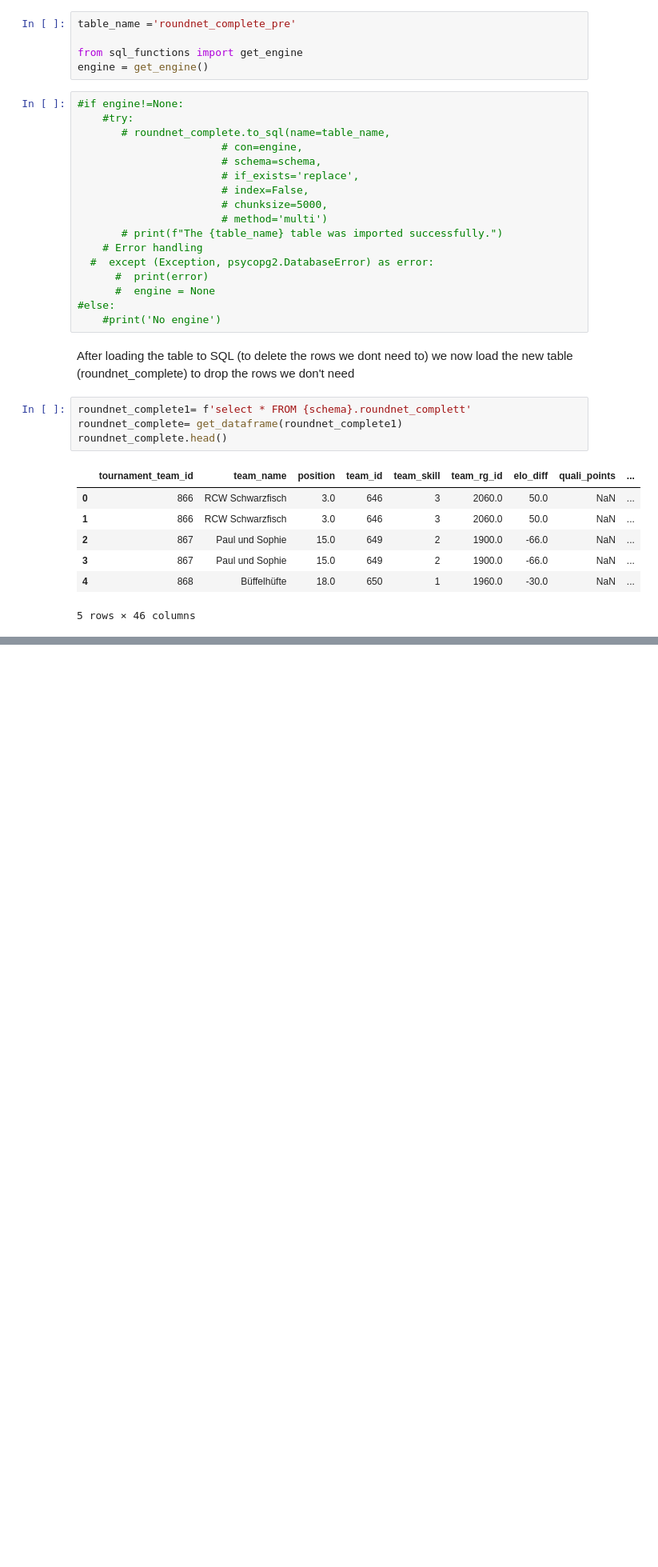
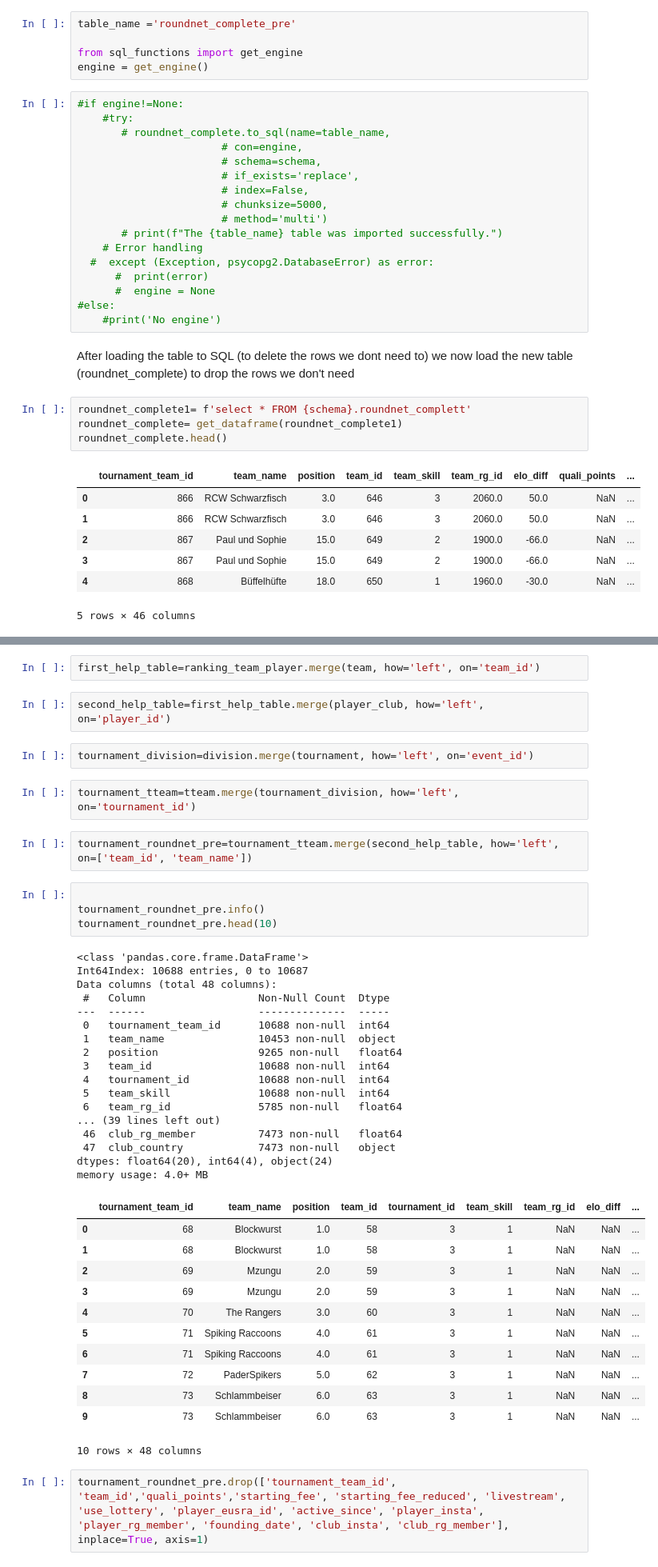
Before and after one commit to PeterSesler/Roundnet_Germany, a Jupyter notebook: merging.ipynb, the cells around one changed output, grey strips where cells are left out. Shown at 80% size. Drawn from its saved outputs; the diff is of its cells as text; blank space fills up the shorter version.

Commit message:
this is the merging file for our table

```diff
--- a/merging.ipynb
+++ b/merging.ipynb
@@ -721,0 +733,46 @@ The roundnet table was imported successfully.
+# %%
+first_help_table=ranking_team_player.merge(team, how='left', on='team_id')
+# %%
+second_help_table=first_help_table.merge(player_club, how='left', on='player_id')
+# %%
+tournament_division=division.merge(tournament, how='left', on='event_id')
+# %%
+tournament_tteam=tteam.merge(tournament_division, how='left', on='tournament_id')
+# %%
+tournament_roundnet_pre=tournament_tteam.merge(second_help_table, how='left', on=['team_id', 'team_name'])
+# %%
+
+tournament_roundnet_pre.info()
+tournament_roundnet_pre.head(10)
+# %% [output]
+<class 'pandas.core.frame.DataFrame'>
+Int64Index: 10688 entries, 0 to 10687
+Data columns (total 48 columns):
+ #   Column                  Non-Null Count  Dtype
+---  ------                  --------------  -----
+ 0   tournament_team_id      10688 non-null  int64
+ 1   team_name               10453 non-null  object
+ 2   position                9265 non-null   float64
+ 3   team_id                 10688 non-null  int64
+ 4   tournament_id           10688 non-null  int64
+ 5   team_skill              10688 non-null  int64
+ 6   team_rg_id              5785 non-null   float64
+... (39 lines left out)
+ 46  club_rg_member          7473 non-null   float64
+ 47  club_country            7473 non-null   object
+dtypes: float64(20), int64(4), object(24)
+memory usage: 4.0+ MB
+|  | tournament_team_id | team_name | position | team_id | tournament_id | team_skill | team_rg_id | elo_diff | ... |
+| 0 | 68 | Blockwurst | 1.0 | 58 | 3 | 1 | NaN | NaN | ... |
+| 1 | 68 | Blockwurst | 1.0 | 58 | 3 | 1 | NaN | NaN | ... |
+| 2 | 69 | Mzungu | 2.0 | 59 | 3 | 1 | NaN | NaN | ... |
+| 3 | 69 | Mzungu | 2.0 | 59 | 3 | 1 | NaN | NaN | ... |
+| 4 | 70 | The Rangers | 3.0 | 60 | 3 | 1 | NaN | NaN | ... |
+| 5 | 71 | Spiking Raccoons | 4.0 | 61 | 3 | 1 | NaN | NaN | ... |
+| 6 | 71 | Spiking Raccoons | 4.0 | 61 | 3 | 1 | NaN | NaN | ... |
+| 7 | 72 | PaderSpikers | 5.0 | 62 | 3 | 1 | NaN | NaN | ... |
+| 8 | 73 | Schlammbeiser | 6.0 | 63 | 3 | 1 | NaN | NaN | ... |
+| 9 | 73 | Schlammbeiser | 6.0 | 63 | 3 | 1 | NaN | NaN | ... |
+10 rows × 48 columns
+# %%
+tournament_roundnet_pre.drop(['tournament_team_id', 'team_id','quali_points','starting_fee', 'starting_fee_reduced', 'livestream', 'use_lottery', 'player_eusra_id', 'active_since', 'player_insta', 'player_rg_member', 'founding_date', 'club_insta', 'club_rg_member'], inplace=True, axis=1)
```
Also changed, not shown: parts of 11 cells of this notebook.
